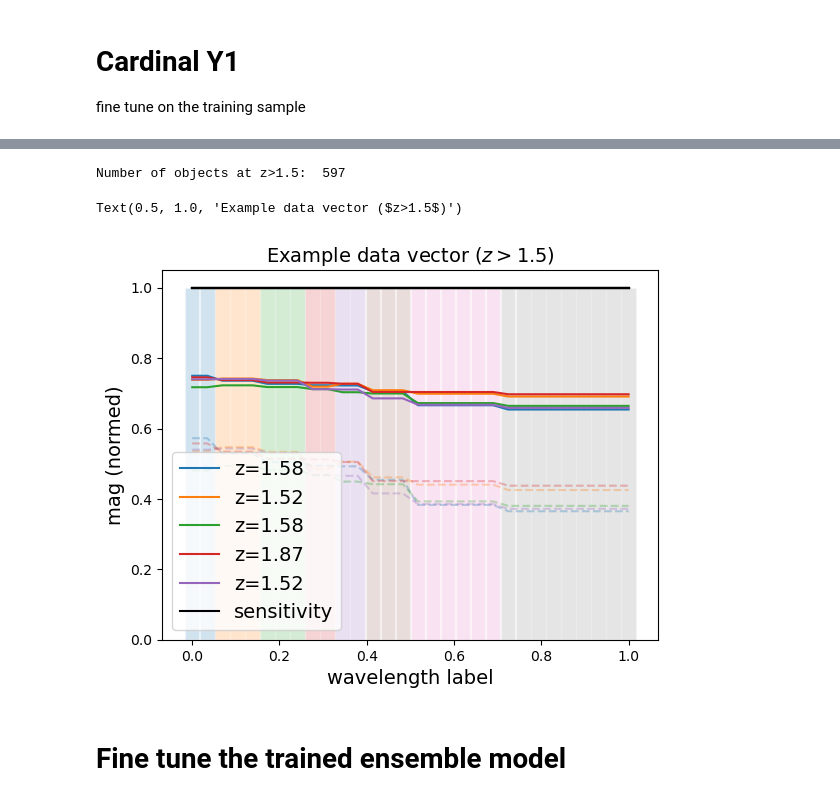
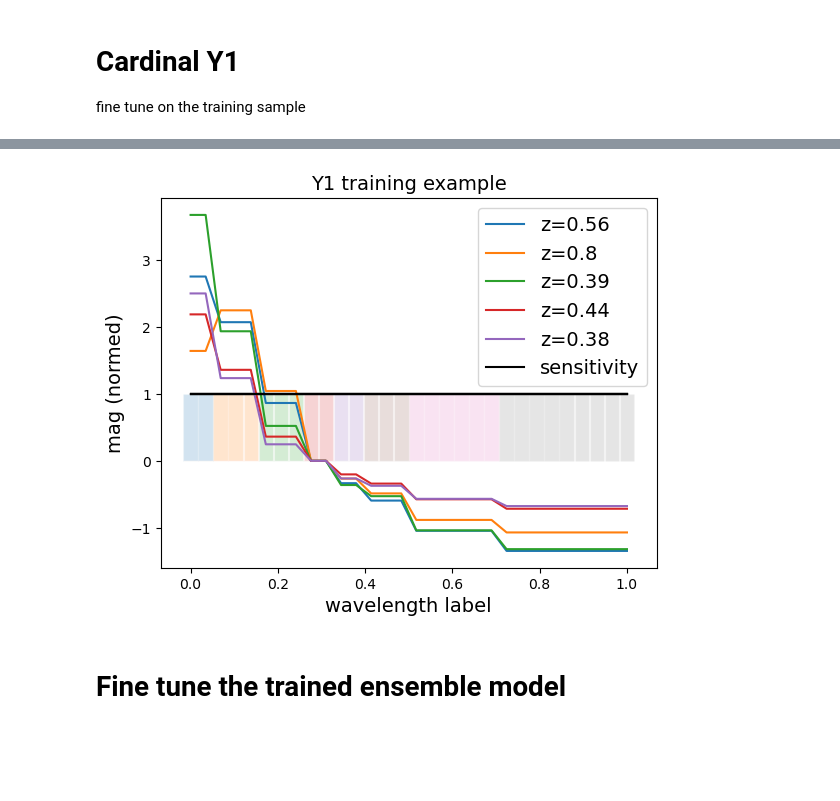
Before and after one commit to hangqianjun/mlpz_cnn_deepset, a Jupyter notebook: CNN_photoz-ensemble-pz_challenge_t2.ipynb, the cells around one changed output, grey strips where cells are left out. Cells and saved outputs as stored; diff of their text form; code cells hidden in the pictures; blank space fills up the shorter version.

```diff
--- a/CNN_photoz-ensemble-pz_challenge_t2.ipynb
+++ b/CNN_photoz-ensemble-pz_challenge_t2.ipynb
@@ -1031,6 +404,6 @@ X_test_stretch[:,:,0] = stretch(X_test[:,:,0], c=c, k=k)
 # %%
 # train
-trained_models, histories = train_ensembles(build_model, X_stretch, Y.to_numpy())
+trained_models, histories = cnnpz.train_ensembles(build_model, X, Y)
 # %% [output]
 --- Fold 1/5 ---
 Epoch 1/100
@@ -1155,28 +470,11 @@ Text(0.5, 1.0, 'Example data vector')
-# %%
-delta_wave = 1/len(lambda_array_cen)
-for i, b in enumerate("ugrizyJH"):
-  plt.bar(X[i,:,1] , filter_blocks[b].astype(int), color=f'C{i}', width=delta_wave, alpha=0.2,
-         edgecolor='white')
-
-ind = np.where(training_data['redshift'] > 1.5)[0]
-print("Number of objects at z>1.5: ", len(ind))
-for i in range(5):
-    useind = ind[i]
-    z = training_data['redshift'][useind]
-    plt.plot(X[useind,:,1], X[useind,:,0], label=f"z={round(z,2)}")
-    scaled_y = stretch(X[useind,:,0], c=0.8, k=20)
-    plt.plot(X[useind,:,1], scaled_y, color=f"C{i}", ls='--', alpha=0.3)
-    plt.plot(X[useind,:,1], X[useind,:,2], color='k')
-
-plt.plot(X[i,:,1], X[i,:,2], color='k', label="sensitivity")
-plt.ylabel("mag (normed)")
-plt.xlabel("wavelength label")
-plt.legend()
-plt.title("Example data vector ($z>1.5$)")
-# %% [output]
-Number of objects at z>1.5:  597
-Text(0.5, 1.0, 'Example data vector ($z>1.5$)')
-[figure, removed]
+# %%
+# now split training and validation set:
+X, Y = cnnpz.transform_data_to_XY(training_data, lambda_array_cen, filter_blocks, apply_stretch = False)
+X_test, _ = cnnpz.transform_data_to_XY(test_data, lambda_array_cen, filter_blocks, apply_stretch = False, missingY=True)
+# %%
+cnnpz.visualize_the_data(X, Y,lambda_array_cen, filter_blocks, title="Y1 training example")
+# %% [output]
+[figure, added]
 # %% [markdown]
 # Fine tune the trained ensemble model
 # %%
```
Also changed, not shown: parts of 84 cells of this notebook, 3 other files.
